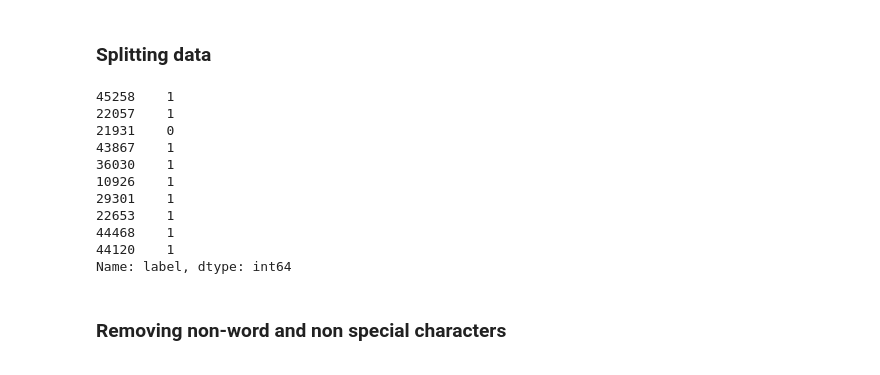
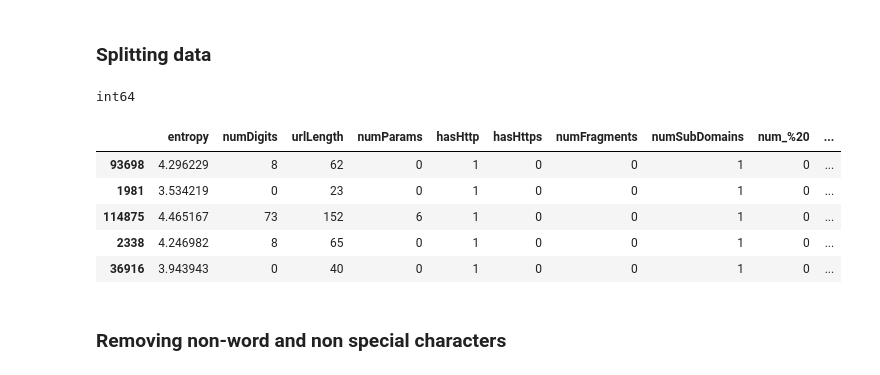
Before and after one commit to KhweziNtsaluba/EmailClassifier, a Jupyter notebook: COS720_Project.ipynb, the cells around one changed output. Saved outputs shown, nothing was run; the diff lists cells and outputs as text; code cells hidden in the pictures.

```diff
--- a/COS720_Project.ipynb
+++ b/COS720_Project.ipynb
@@ -106,7 +199,6 @@ def extract_urls_from_text(text):
     if not isinstance(text, str):
         return []
 
-    # Regex pattern to match URLs
     url_pattern = re.compile(REGEX_PATTERNS['url'])
     return url_pattern.findall(text)
 
@@ -115,7 +207,7 @@ def replace_urls_with_tag(text):
         return text
 
     url_pattern = re.compile(REGEX_PATTERNS['url'])
-    return url_pattern.sub('<URL>', text) #  Replace all URLs in text with <URL> tag
+    return url_pattern.sub('<url>', text) #  Replace all URLs in text with <URL> tag
 
 
 def process_email_data(df):
@@ -125,13 +217,14 @@ def process_email_data(df):
 
     url_data = []
 
-    # ID to link URLs back to emails
+    # id to link URLs back to emails
     df['email_id'] = [str(uuid.uuid4()) for _ in range(len(df))]
 
     # Extract and replace URLs -- Subject to further processing
     for idx, row in df.iterrows():
         email_id = row['email_id']
         body = row['body']
+        label = row['label']
 
         urls = extract_urls_from_text(body)
 
@@ -139,21 +232,20 @@ def process_email_data(df):
             url_data.append({
                 'email_id': email_id,
                 'url': url,
-                'sender': row['sender'],
-                'label': row['label']
+                'label': label
             })
 
         # Replace urls
-        df.at[idx, 'body'] = replace_urls_with_tag(body)
+        modified_body = replace_urls_with_tag(body)
 
         # Replace data categories
-        df.at[idx, 'body'] = replace_data_categories(row['body'])
+        modified_body = replace_data_categories(modified_body)
 
-    # Lowercase
+        df.at[idx, 'body'] = modified_body
+
     df = to_lowercase(df)
 
-    # Create URL dataframe
-    url_df = pd.DataFrame(url_data)
+    url_df = pd.DataFrame(url_data) # Create URL dataframe
 
     print(f"Modified dataframe shape: {df.shape}")
     print(f"Columns: {df.columns.tolist()}")
@@ -167,8 +259,8 @@ for file_path in file_paths:
      data_frames.append(load_email_data(file_path))
 
 combined_df = pd.concat(data_frames, join='outer', ignore_index=True)
+combined_df['label'] = combined_df['label'].astype(int)
 combined_df, url_df = process_email_data(combined_df)
+url_features_df = process_url_data(url_df)
 
-combined_df['label'] = combined_df['label'].astype(int)
 print(combined_df.shape)
-combined_df
@@ -198,21 +267,25 @@ URL dataframe shape: (132701, 4)
 # %% [markdown]
 ### Splitting data
 # %%
-# Split data into test and train subsets
+# Split body into test and train subsets
 X_train, X_test, target_train, target_test = train_test_split(combined_df['body'], combined_df['label'], train_size=0.7, random_state=1)
-print(target_test.head(10))
+
+# Split urls int test and train subsets
+X = url_features_df.drop(columns=['label'])   # exclude label from features
+y = url_features_df['label']
+X_train_url, X_test_url, target_train_url, target_test_url = train_test_split(
+    X, y, train_size=0.7, random_state=1
+)
+print(y.dtype)
+X_train_url.head()
 # %% [output]
-45258    1
-22057    1
-21931    0
-43867    1
-36030    1
-10926    1
-29301    1
-22653    1
-44468    1
-44120    1
-Name: label, dtype: int64
+int64
+|  | entropy | numDigits | urlLength | numParams | hasHttp | hasHttps | numFragments | numSubDomains | num_%20 | ... |
+| 93698 | 4.296229 | 8 | 62 | 0 | 1 | 0 | 0 | 1 | 0 | ... |
+| 1981 | 3.534219 | 0 | 23 | 0 | 1 | 0 | 0 | 1 | 0 | ... |
+| 114875 | 4.465167 | 73 | 152 | 6 | 1 | 0 | 0 | 1 | 0 | ... |
+| 2338 | 4.246982 | 8 | 65 | 0 | 1 | 0 | 0 | 1 | 0 | ... |
+| 36916 | 3.943943 | 0 | 40 | 0 | 1 | 0 | 0 | 1 | 0 | ... |
 # %% [markdown]
 ### Removing non-word and non special characters
 # %% [markdown]
```
Also changed, not shown: parts of 14 cells of this notebook, 5 other files.
